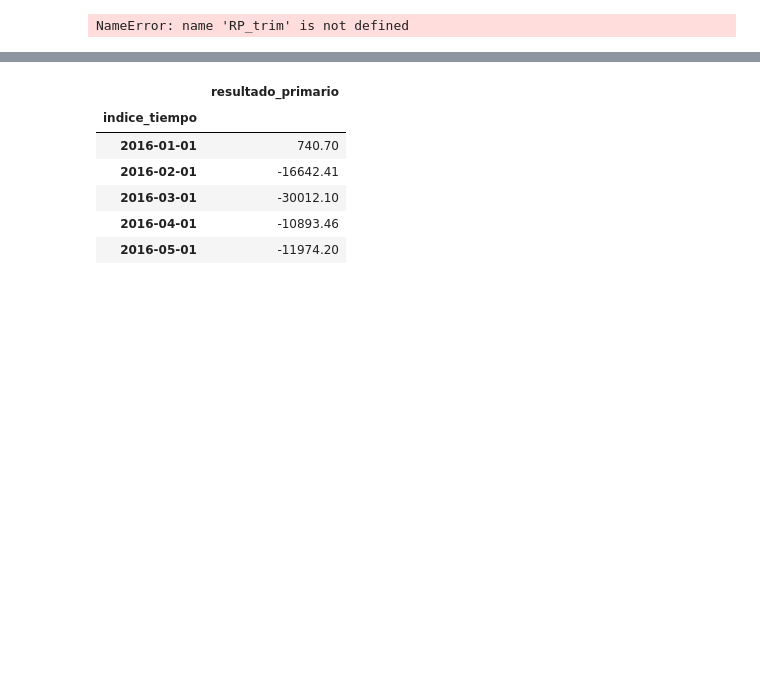
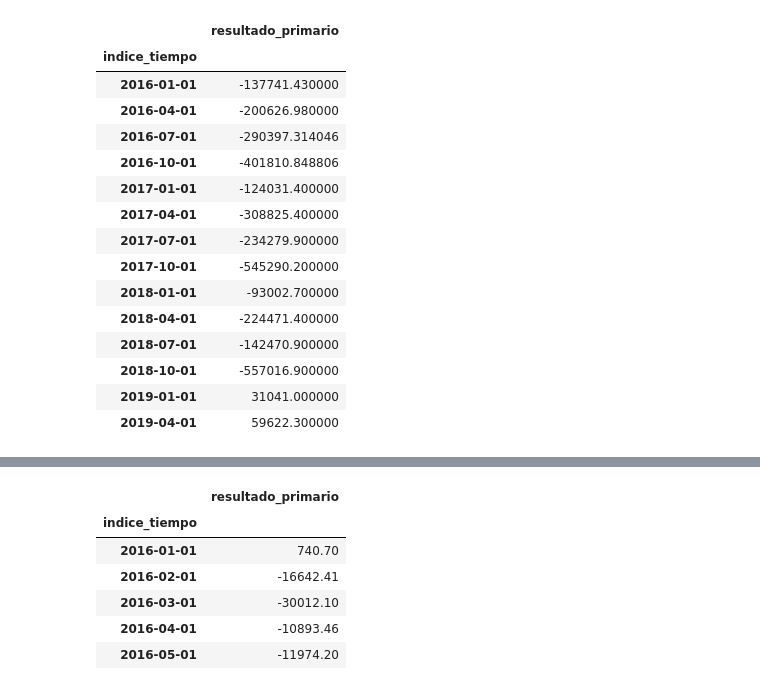
Before and after one commit to datosgobar/analisis-datos-python, a Jupyter notebook: Ejercicios/Ej. Resultado Primario.ipynb, the cells around one changed output, grey strips where cells are left out. Saved outputs shown, nothing was run; the diff lists cells and outputs as text; code cells hidden in the pictures; blank space fills up the shorter version.

```diff
--- a/Ejercicios/Ej. Resultado Primario.ipynb
+++ b/Ejercicios/Ej. Resultado Primario.ipynb
@@ -1,14 +1,29 @@
 # %%
 import pandas as pd
 import matplotlib.pyplot as plt
 %matplotlib inline
 rp_trim= pd.read_csv("https://apis.datos.gob.ar/series/api/series/?ids=452.3_RESULTADO_RIO_0_M_18_54&collapse=quarter&collapse_aggregation=sum&limit=5000&format=csv")
-rp_trim.indice_tiempo= pd.to_datetime(RP_trim["indice_tiempo"])
-rp_trim= RP_trim.set_index(["indice_tiempo"])
-rp_trim["resultado_primario"]= RP_trim["resultado_primario"]*3
+rp_trim.indice_tiempo= pd.to_datetime(rp_trim["indice_tiempo"])
+rp_trim= rp_trim.set_index(["indice_tiempo"])
+rp_trim["resultado_primario"]= rp_trim["resultado_primario"]*3
 rp_trim
 # %% [output]
-NameError: name 'RP_trim' is not defined
+|  | resultado_primario |
+| indice_tiempo |  |
+| 2016-01-01 | -137741.430000 |
+| 2016-04-01 | -200626.980000 |
+| 2016-07-01 | -290397.314046 |
+| 2016-10-01 | -401810.848806 |
+| 2017-01-01 | -124031.400000 |
+| 2017-04-01 | -308825.400000 |
+| 2017-07-01 | -234279.900000 |
+| 2017-10-01 | -545290.200000 |
+| 2018-01-01 | -93002.700000 |
+| 2018-04-01 | -224471.400000 |
+| 2018-07-01 | -142470.900000 |
+| 2018-10-01 | -557016.900000 |
+| 2019-01-01 | 31041.000000 |
+| 2019-04-01 | 59622.300000 |
 # %%
 pbi=pd.read_csv("https://apis.datos.gob.ar/series/api/series/?ids=9.2_PPC_2004_T_22&limit=5000&format=csv")
 pbi[:5]
```
Also changed, not shown: parts of 3 cells of this notebook.
